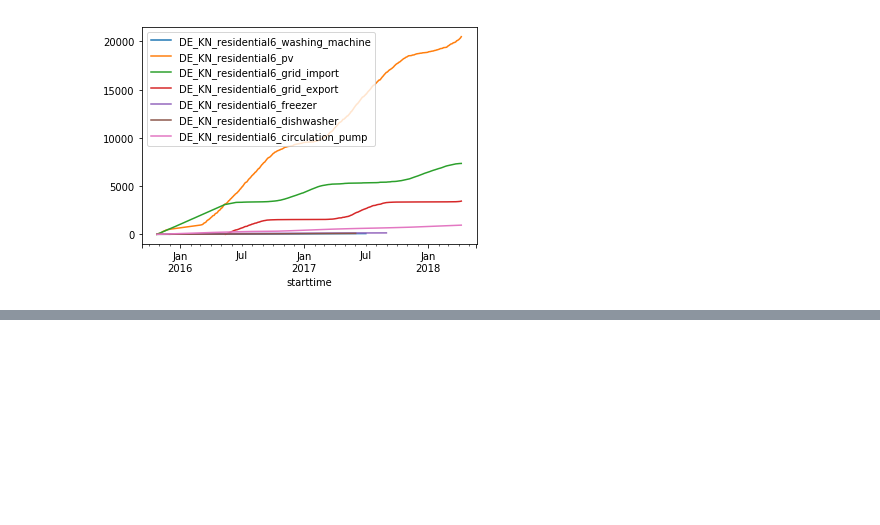
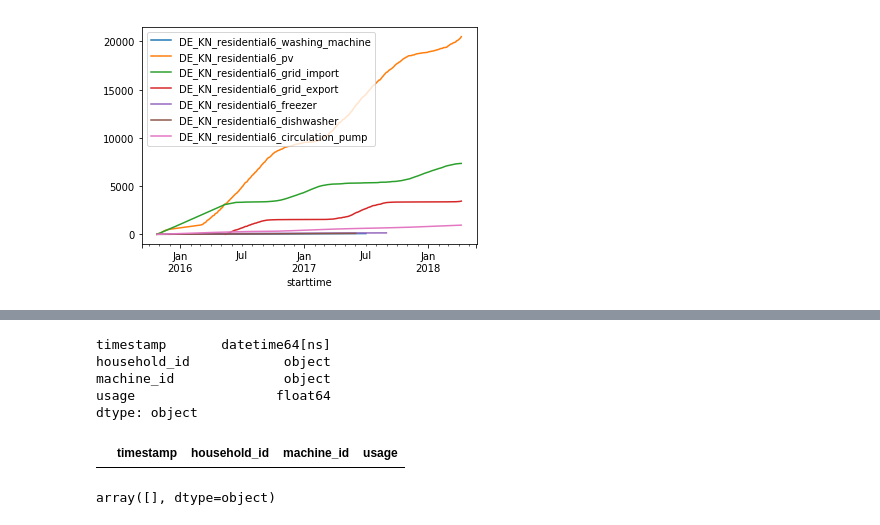
Before and after one commit to weifanchen/Smart, a Jupyter notebook: data_overview.ipynb, the cells around one changed output, grey strips where cells are left out. Drawn from its saved outputs; the diff is of its cells as text; code cells hidden in the pictures; blank space fills up the shorter version.

```diff
--- a/data_overview.ipynb
+++ b/data_overview.ipynb
@@ -68,5 +91,3 @@ has_ex_res6
-# %%
-test = has_ex_res6[['starttime','DE_KN_residential6_washing_machine']]
 # %%
 plt.figure()
 house.plot(x='starttime')
@@ -127,0 +165,16 @@ difference.head()
+# %%
+new_df.dtypes
+# %% [output]
+timestamp       datetime64[ns]
+household_id            object
+machine_id              object
+usage                  float64
+dtype: object
+# %%
+test.head()
+# %% [output]
+|  | timestamp | household_id | machine_id | usage |
+# %%
+test.household_id.unique()
+# %% [output]
+array([], dtype=object)
```
Also changed, not shown: parts of 25 cells of this notebook, 6 other files.
